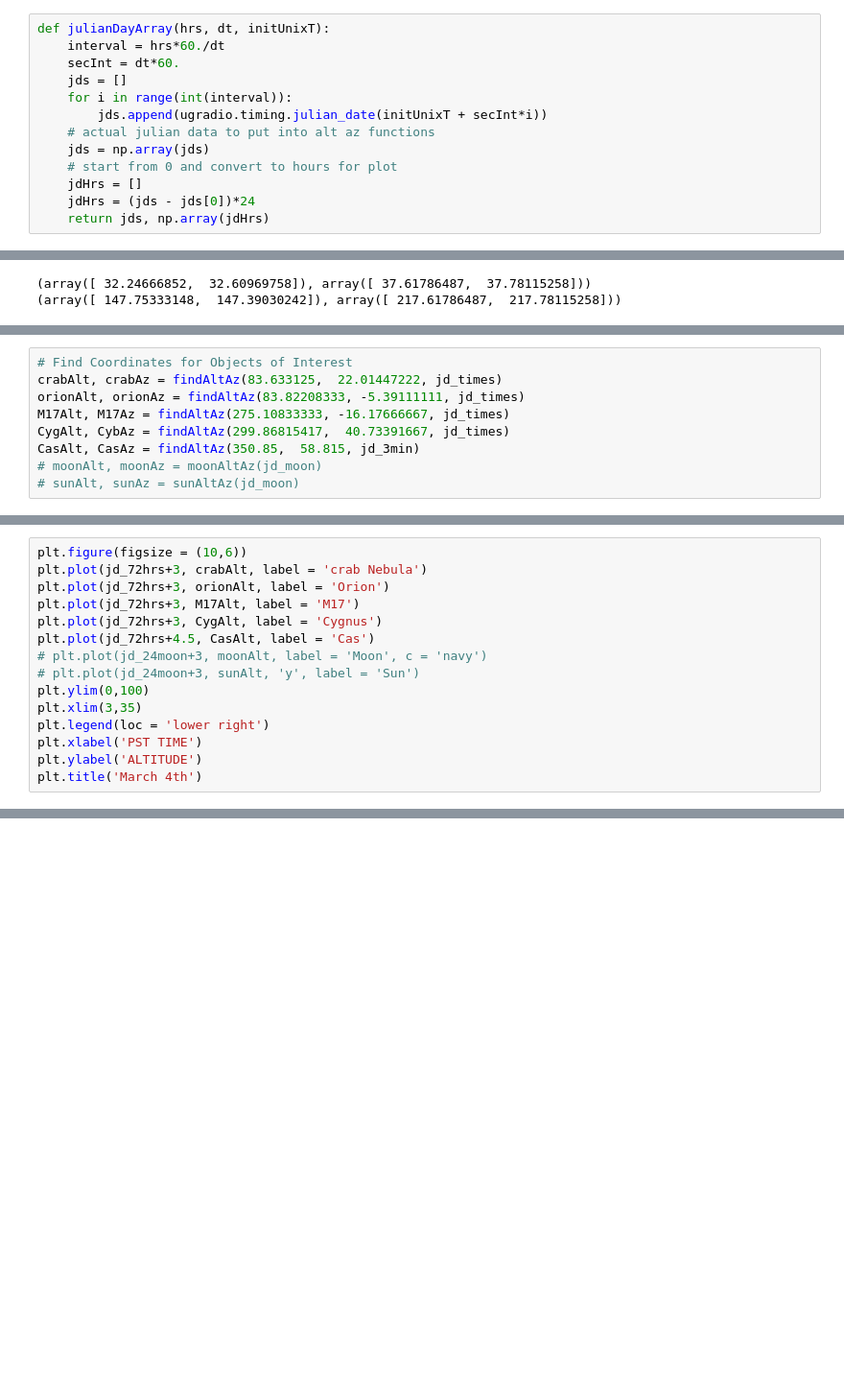
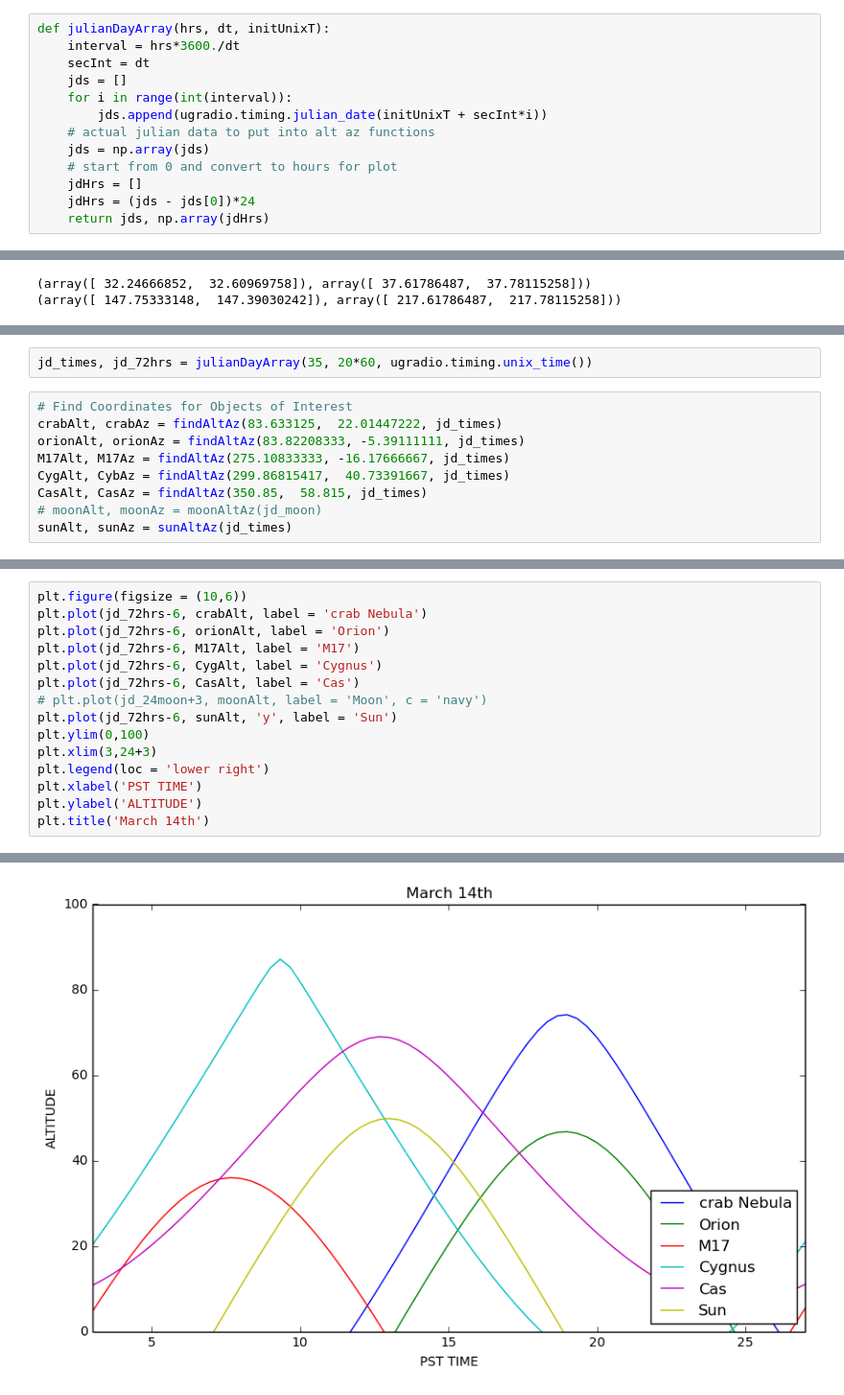
Before and after one commit to ahermosillo/ugastro121, a Jupyter notebook: aquariusLab3/Script_Scratch.ipynb, the cells around one changed output, grey strips where cells are left out. Shown at 96% size. Saved outputs shown, nothing was run; the diff lists cells and outputs as text; blank space fills up the shorter version.

```diff
--- a/aquariusLab3/Script_Scratch.ipynb
+++ b/aquariusLab3/Script_Scratch.ipynb
@@ -55,8 +57,8 @@ Cas A coordinates <SkyCoord (ICRS): (ra, dec) in deg
     ( 350.85,  58.815)>
 # %%
 def julianDayArray(hrs, dt, initUnixT):
-    interval = hrs*60./dt
-    secInt = dt*60.
+    interval = hrs*3600./dt
+    secInt = dt
     jds = []
     for i in range(int(interval)):
         jds.append(ugradio.timing.julian_date(initUnixT + secInt*i))
@@ -189,9 +180,11 @@ jd_times, jd_72hrs = julianDayArray(20, 15, ugradio.timing.unit_time())
+# %%
+jd_times, jd_72hrs = julianDayArray(35, 20*60, ugradio.timing.unix_time())
 # %%
 # Find Coordinates for Objects of Interest
 crabAlt, crabAz = findAltAz(83.633125,  22.01447222, jd_times)
 orionAlt, orionAz = findAltAz(83.82208333, -5.39111111, jd_times)
 M17Alt, M17Az = findAltAz(275.10833333, -16.17666667, jd_times)
 CygAlt, CybAz = findAltAz(299.86815417,  40.73391667, jd_times)
-CasAlt, CasAz = findAltAz(350.85,  58.815, jd_3min)
+CasAlt, CasAz = findAltAz(350.85,  58.815, jd_times)
 # moonAlt, moonAz = moonAltAz(jd_moon)
-# sunAlt, sunAz = sunAltAz(jd_moon)
+sunAlt, sunAz = sunAltAz(jd_times)
@@ -198,15 +195,16 @@ CasAlt, CasAz = findAltAz(350.85,  58.815, jd_3min)
 # %%
 plt.figure(figsize = (10,6))
-plt.plot(jd_72hrs+3, crabAlt, label = 'crab Nebula')
-plt.plot(jd_72hrs+3, orionAlt, label = 'Orion')
-plt.plot(jd_72hrs+3, M17Alt, label = 'M17')
-plt.plot(jd_72hrs+3, CygAlt, label = 'Cygnus')
-plt.plot(jd_72hrs+4.5, CasAlt, label = 'Cas')
+plt.plot(jd_72hrs-6, crabAlt, label = 'crab Nebula')
+plt.plot(jd_72hrs-6, orionAlt, label = 'Orion')
+plt.plot(jd_72hrs-6, M17Alt, label = 'M17')
+plt.plot(jd_72hrs-6, CygAlt, label = 'Cygnus')
+plt.plot(jd_72hrs-6, CasAlt, label = 'Cas')
 # plt.plot(jd_24moon+3, moonAlt, label = 'Moon', c = 'navy')
-# plt.plot(jd_24moon+3, sunAlt, 'y', label = 'Sun')
+plt.plot(jd_72hrs-6, sunAlt, 'y', label = 'Sun')
 plt.ylim(0,100)
-plt.xlim(3,35)
+plt.xlim(3,24+3)
 plt.legend(loc = 'lower right')
 plt.xlabel('PST TIME')
 plt.ylabel('ALTITUDE')
-plt.title('March 4th')
+plt.title('March 14th')
+# %% [output]
@@ -212,0 +212 @@ plt.title('March 4th')
+[figure, added]
```
Also changed, not shown: parts of 43 cells of this notebook, 5 other files.
